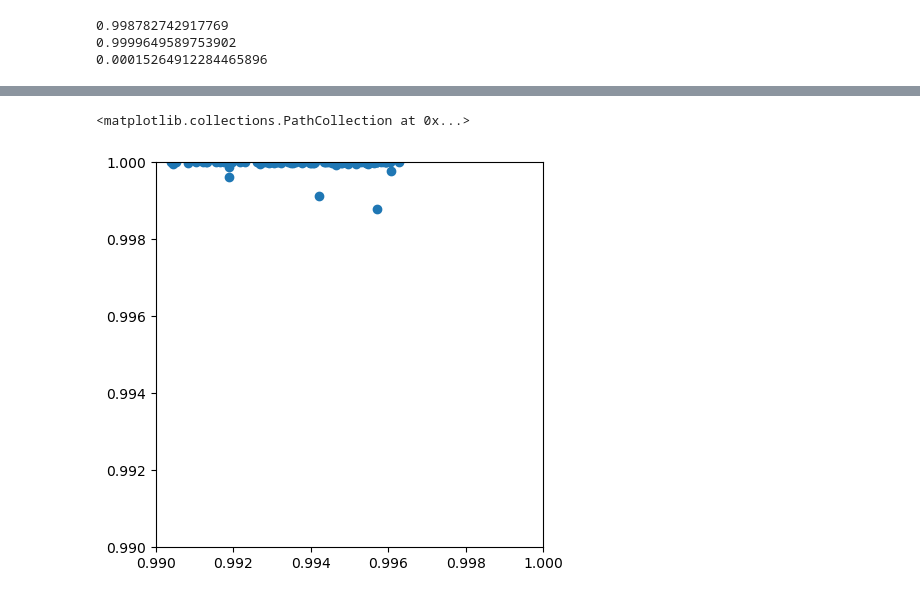
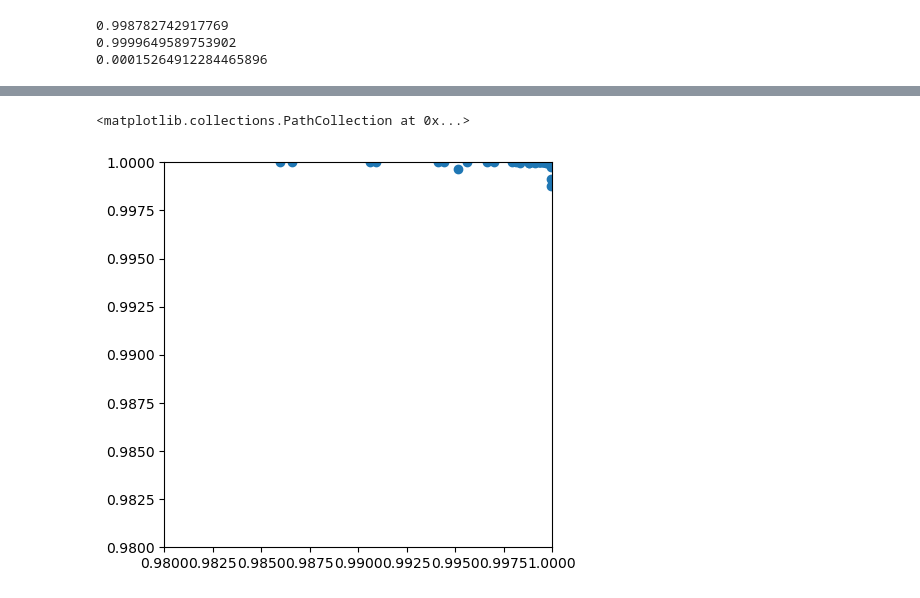
Before and after one commit to bayesflow-org/Hierarchical-Model-Comparison, a Jupyter notebook: notebooks/02_bridge_sampling_comparison/non_nested_models/ood_experiment.ipynb, the cells around one changed output, grey strips where cells are left out. Cells and saved outputs as stored; diff of their text form; code cells hidden in the pictures.

```diff
--- a/notebooks/02_bridge_sampling_comparison/non_nested_models/ood_experiment.ipynb
+++ b/notebooks/02_bridge_sampling_comparison/non_nested_models/ood_experiment.ipynb
@@ -333,8 +335,8 @@ print(np.std(NN_array-bridge_array))
 # %%
 f, ax = plt.subplots(1, 1, figsize=(5,5))
-ax.set_xlim([0.99, 1])
-ax.set_ylim([0.99, 1])
+ax.set_xlim([0.98, 1])
+ax.set_ylim([0.98, 1])
 ax.scatter(NN_array, bridge_array)
 # %% [output]
 <matplotlib.collections.PathCollection at 0x...>
-[figure, old version]
+[figure, new version]
```
Also changed, not shown: parts of 20 cells of this notebook, 1 other file.
